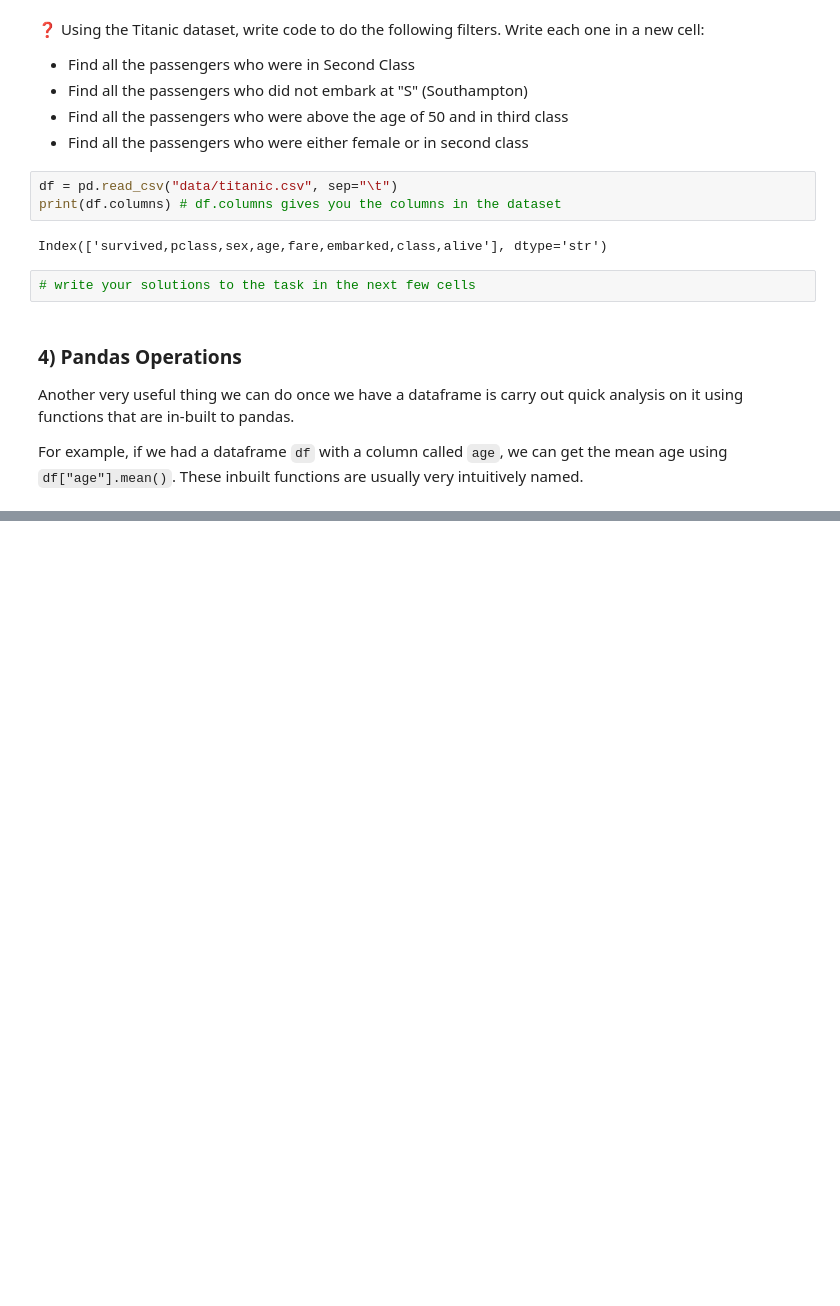
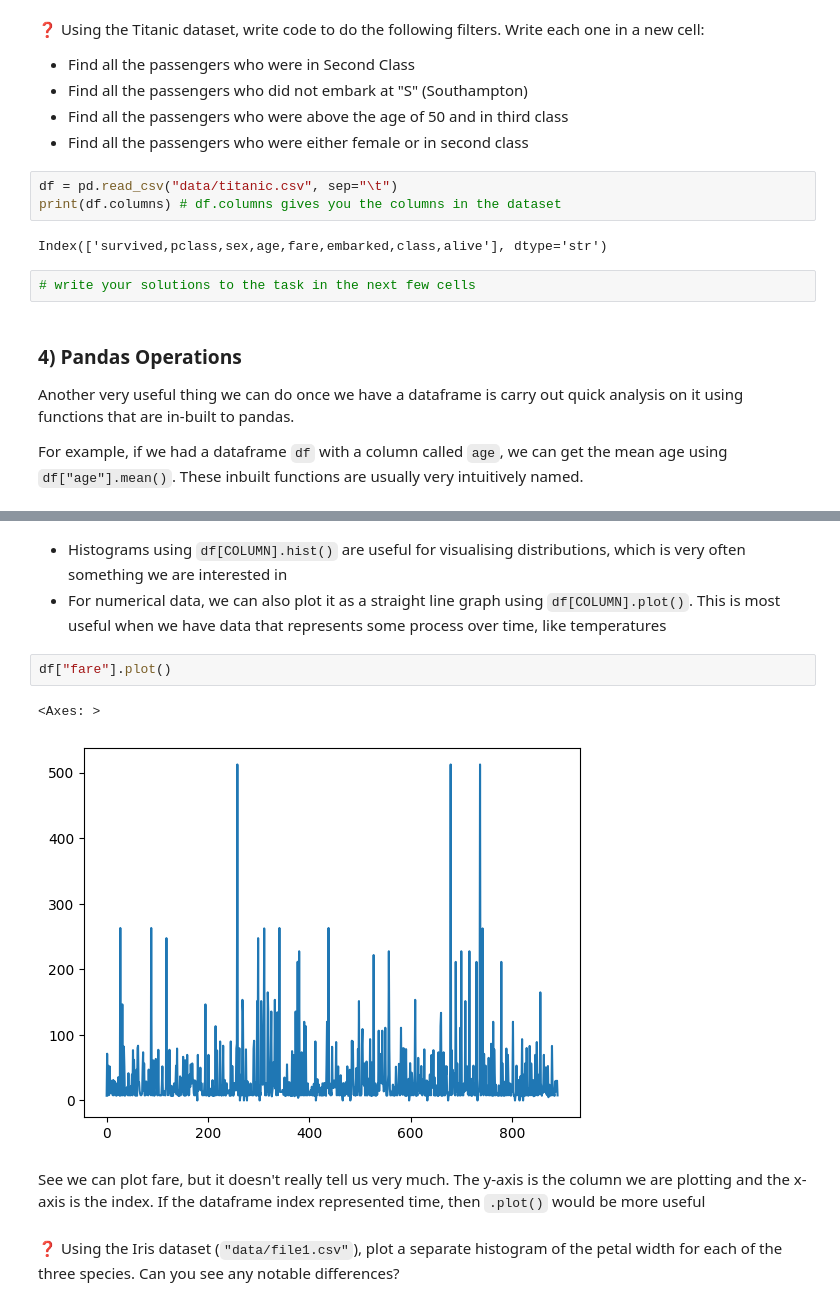
Before and after one commit to griffinfarrow/ML_for_Biomarker_Discovery, a Jupyter notebook: practical_exercises.ipynb, the cells around one changed output, grey strips where cells are left out. Cells and saved outputs as stored; diff of their text form; blank space fills up the shorter version.

```diff
--- a/practical_exercises.ipynb
+++ b/practical_exercises.ipynb
@@ -412,0 +491,12 @@ Here are some e
+# %% [markdown]
+* Histograms using `df[COLUMN].hist()` are useful for visualising distributions, which is very often something we are interested in
+* For numerical data, we can also plot it as a straight line graph using `df[COLUMN].plot()`. This is most useful when we have data that represents some process over time, like temperatures
+# %%
+df["fare"].plot()
+# %% [output]
+<Axes: >
+[figure, added]
+# %% [markdown]
+See we can plot fare, but it doesn't really tell us very much. The y-axis is the column we are plotting and the x-axis is the index. If the dataframe index represented time, then `.plot()` would be more useful
+# %% [markdown]
+&#x2753; Using the Iris dataset (`"data/file1.csv"`), plot a separate histogram of the petal width for each of the three species. Can you see any notable differences?
```
Also changed, not shown: parts of 18 cells of this notebook.
